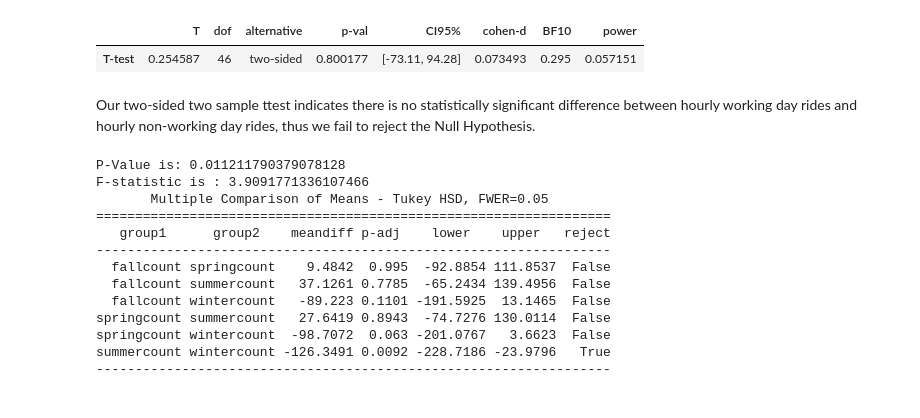
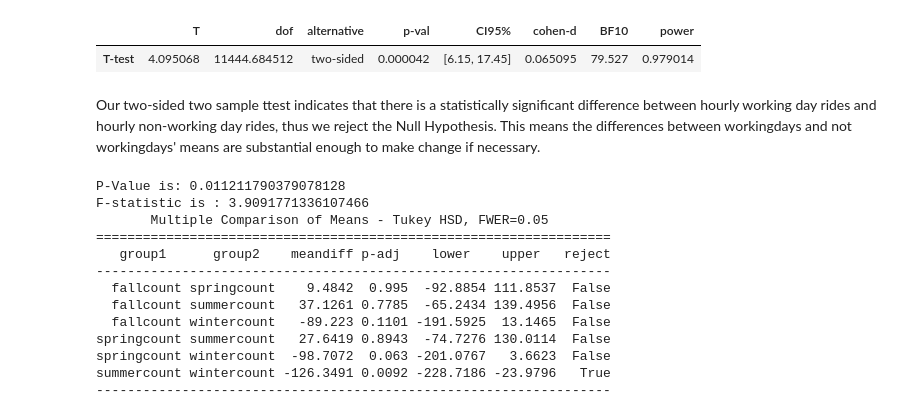
Before and after one commit to vrpperez7/Mod-4-Project, a Jupyter notebook: notebooks/statisticaltest.ipynb, the cells around one changed output. Cells and saved outputs as stored; diff of their text form; code cells hidden in the pictures.

Commit message:
adding fixes to statistics

```diff
--- a/notebooks/statisticaltest.ipynb
+++ b/notebooks/statisticaltest.ipynb
@@ -15,45 +15,37 @@ df['season'] = df['season'].replace(4,'fall')
 # %%
 # STATISTICAL ANALYSIS
 
 # Task 1
 
 # Do average hourly rides differ between working days and non-working days?
 
 # H 0 : Average hourly working day rides do not differ from average hourly non-working day rides.
 
 # H 1 : Average hourly working day rides differ from average hourly non-working day rides.
 
 alpha = 0.05
 
 
 #filtering to get averge rides for both non-working and workingdays
 workingday = df[df['workingday'] == 1]
 notworkingday = df[df['workingday'] == 0]
 
-
-randomworking = workingday.sample(10000)
-randomnotworking = notworkingday.sample(4000)
-
-workingmean = randomworking.groupby('hr')['cnt'].mean().reset_index()
-notworkingmean = randomnotworking.groupby('hr')['cnt'].mean().reset_index()
-
-
 # stats ttest
-test = stats.ttest_ind(workingmean['cnt'],notworkingmean['cnt'], equal_var=False,alternative='two-sided')
+test = stats.ttest_ind(workingday['cnt'],notworkingday['cnt'], equal_var=False,alternative='two-sided')
 
 test
 
 # pinguoin ttest
 
-ping = pg.ttest(x=workingmean['cnt'],y=notworkingmean['cnt'],confidence=1-alpha)
+ping = pg.ttest(x=workingday['cnt'],y=notworkingday['cnt'],confidence=1-alpha)
 ping
 
 # BOTH TESTS SAY THERE IS NO SIGNIFICANT DIFFERENCE BETWEEN THE RIDER AVERAGES OF WORKING DAYS AND NOT WORKING DAYS
 # %% [output]
 |  | T | dof | alternative | p-val | CI95% | cohen-d | BF10 | power |
-| T-test | 0.254587 | 46 | two-sided | 0.800177 | [-73.11, 94.28] | 0.073493 | 0.295 | 0.057151 |
+| T-test | 4.095068 | 11444.684512 | two-sided | 0.000042 | [6.15, 17.45] | 0.065095 | 79.527 | 0.979014 |
 # %% [markdown]
-Our two-sided two sample ttest indicates there is no statistically significant difference between hourly working day rides and hourly non-working day rides, thus we fail to reject the Null Hypothesis.
+Our two-sided two sample ttest indicates that there is a statistically significant difference between hourly working day rides and hourly non-working day rides, thus we reject the Null Hypothesis. This means the differences between workingdays and not workingdays' means are substantial enough to make change if necessary.
 # %%
 # Task 2
 
```
Also changed, not shown: parts of 1 cell of this notebook, 1 other file.
